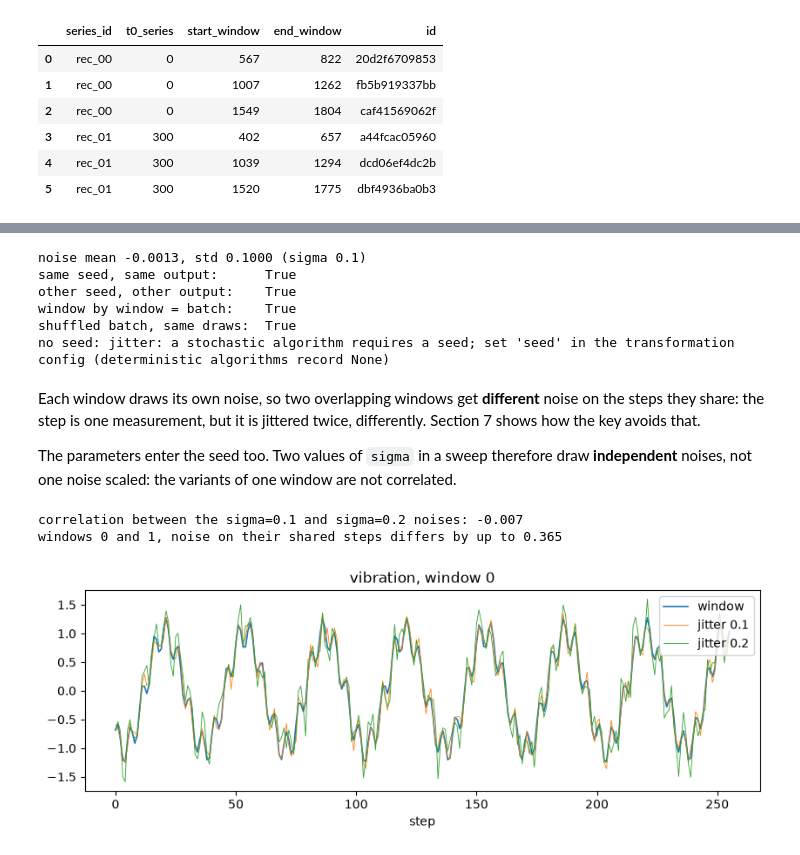
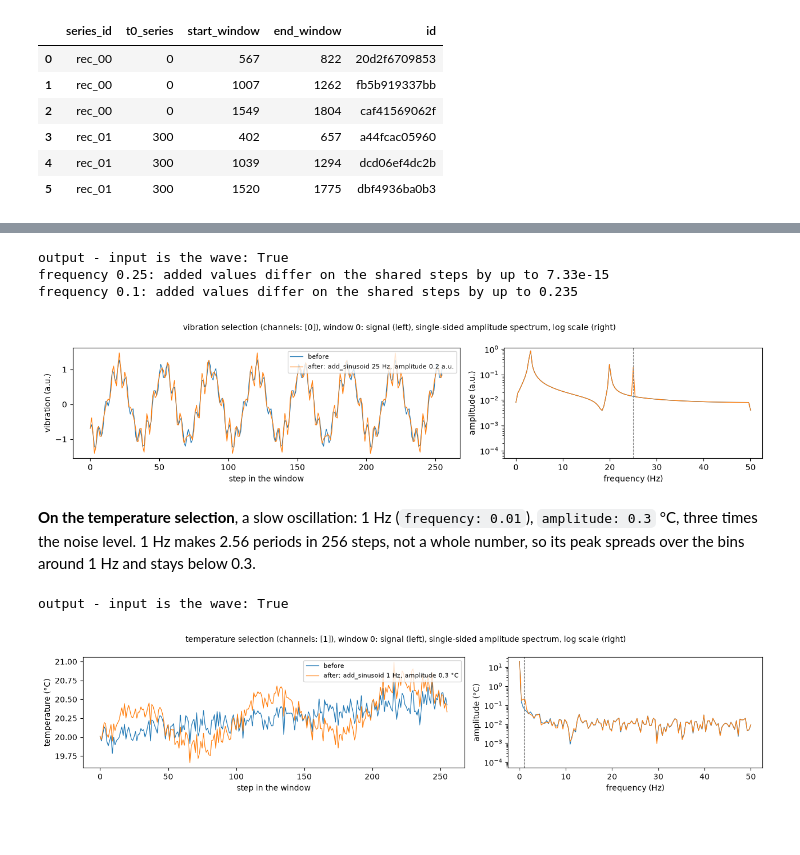
Before and after one commit to Safenai/kcai-data-sampling, a Jupyter notebook: examples/notebooks/timeseries-transformations.ipynb, the cells around one changed output, grey strips where cells are left out. Drawn from its saved outputs; the diff is of its cells as text; code cells hidden in the pictures; blank space fills up the shorter version.

```diff
--- a/examples/notebooks/timeseries-transformations.ipynb
+++ b/examples/notebooks/timeseries-transformations.ipynb
@@ -211,19 +280,5 @@ At `cutoff = 0.1` cycles per step, i.e. 10 Hz at 100 Hz, the 20 Hz component of
 # %%
-filtered = transform(LowPass, cutoff=0.1)
-
-fig, (ax1, ax2) = plt.subplots(1, 2, figsize=(12, 3.2))
-steps = np.arange(x.shape[1])
-ax1.plot(steps, x[0, :, 0], lw=0.8, label="window")
-ax1.plot(steps, filtered[0, :, 0], lw=1.2, label="low_pass 0.1")
-ax1.set_xlabel("step")
-ax1.set_title("vibration, window 0")
-ax1.legend()
-for xs_, label in [(x, "window"), (filtered, "low_pass 0.1")]:
-    f, a = spectrum(xs_[0, :, 0])
-    ax2.plot(f, a, lw=1, label=label)
-ax2.axvline(0.1 * FS, color="grey", ls="--", lw=0.8)
-ax2.set_xlabel("frequency (Hz)")
-ax2.set_title("amplitude spectrum")
-ax2.legend()
-plt.show()
+CUTOFF_V, CUTOFF_T = 0.1, 0.02
+filtered = transform(LowPass, xv, cutoff=CUTOFF_V)
+show_transform(xv, filtered, "low_pass 0.1 (10 Hz)", CHANNEL_0, mark_hz=CUTOFF_V * FS)
 # %% [output]
@@ -291,50 +315,26 @@ What the seed guarantees:
 # %%
-SIGMA = 0.1
-base = transform(Jitter, sigma=SIGMA, seed=7)
-noise = base - x
+noisy = transform(AddSinusoid, xv, frequency=0.25, amplitude=0.2)
+wave = 0.2 * np.sin(2 * np.pi * 0.25 * steps)
+print("output - input is the wave:", np.allclose(noisy - xv, wave[None, :, None]))
 
-print(f"noise mean {noise.mean():+.4f}, std {noise.std():.4f} (sigma {SIGMA})")
-print("same seed, same output:     ", np.array_equal(base, transform(Jitter, sigma=SIGMA, seed=7)))
-print("other seed, other output:   ", not np.array_equal(base, transform(Jitter, sigma=SIGMA, seed=8)))
+for frequency in (0.25, 0.1):
+    added = transform(AddSinusoid, xv, frequency=frequency, amplitude=0.2) - xv
+    print(f"frequency {frequency}: added values differ on the shared steps by up to {np.abs(added[0, 128:] - added[1, :128]).max():.3g}")
 
-# The batch split and the order do not matter: each window keeps its own draw.
-one_by_one = np.concatenate([transform(Jitter, x[i : i + 1], [ids[i]], sigma=SIGMA, seed=7) for i in range(len(x))])
-order = np.random.default_rng(0).permutation(len(x))
-shuffled = transform(Jitter, x[order], [ids[i] for i in order], sigma=SIGMA, seed=7)
-print("window by window = batch:   ", np.array_equal(one_by_one, base))
-print("shuffled batch, same draws: ", np.array_equal(shuffled, base[order]))
-
-try:
-    Jitter({"sigma": SIGMA})
-except ValueError as error:
-    print("no seed:", error)
+show_transform(xv, noisy, "add_sinusoid 25 Hz, amplitude 0.2 a.u.", CHANNEL_0, mark_hz=0.25 * FS)
 # %% [output]
-noise mean -0.0013, std 0.1000 (sigma 0.1)
-same seed, same output:      True
-other seed, other output:    True
-window by window = batch:    True
-shuffled batch, same draws:  True
-no seed: jitter: a stochastic algorithm requires a seed; set 'seed' in the transformation config (deterministic algorithms record None)
+output - input is the wave: True
+frequency 0.25: added values differ on the shared steps by up to 7.33e-15
+frequency 0.1: added values differ on the shared steps by up to 0.235
+[figure, added]
 # %% [markdown]
-Each window draws its own noise, so two overlapping windows get **different** noise on the steps they share: the step is one measurement, but it is jittered twice, differently. Section 7 shows how the key avoids that.
-
-The parameters enter the seed too. Two values of `sigma` in a sweep therefore draw **independent** noises, not one noise scaled: the variants of one window are not correlated.
+**On the temperature selection**, a slow oscillation: 1 Hz (`frequency: 0.01`), `amplitude: 0.3` °C, three times the noise level. 1 Hz makes 2.56 periods in 256 steps, not a whole number, so its peak spreads over the bins around 1 Hz and stays below 0.3.
 # %%
-small = transform(Jitter, sigma=0.1, seed=7) - x
-large = transform(Jitter, sigma=0.2, seed=7) - x
-print(f"correlation between the sigma=0.1 and sigma=0.2 noises: {np.corrcoef(small.ravel(), large.ravel())[0, 1]:+.3f}")
-print(f"windows 0 and 1, noise on their shared steps differs by up to {np.abs(small[0, 128:] - small[1, :128]).max():.3f}")
-
-fig, ax = plt.subplots(figsize=(10, 3))
-ax.plot(steps, x[0, :, 0], lw=1.2, label="window")
-ax.plot(steps, (x + small)[0, :, 0], lw=0.6, label="jitter 0.1")
-ax.plot(steps, (x + large)[0, :, 0], lw=0.6, label="jitter 0.2")
-ax.set_xlabel("step")
-ax.set_title("vibration, window 0")
-ax.legend()
-plt.show()
+noisy_t = transform(AddSinusoid, xt, frequency=0.01, amplitude=0.3)
+wave_t = 0.3 * np.sin(2 * np.pi * 0.01 * steps)
+print("output - input is the wave:", np.allclose(noisy_t - xt, wave_t[None, :, None]))
+show_transform(xt, noisy_t, "add_sinusoid 1 Hz, amplitude 0.3 °C", CHANNEL_1, mark_hz=0.01 * FS)
 # %% [output]
-correlation between the sigma=0.1 and sigma=0.2 noises: -0.007
-windows 0 and 1, noise on their shared steps differs by up to 0.365
+output - input is the wave: True
-[figure, old version]
+[figure, new version]
 # %% [markdown]
```
Also changed, not shown: parts of 36 cells of this notebook.
